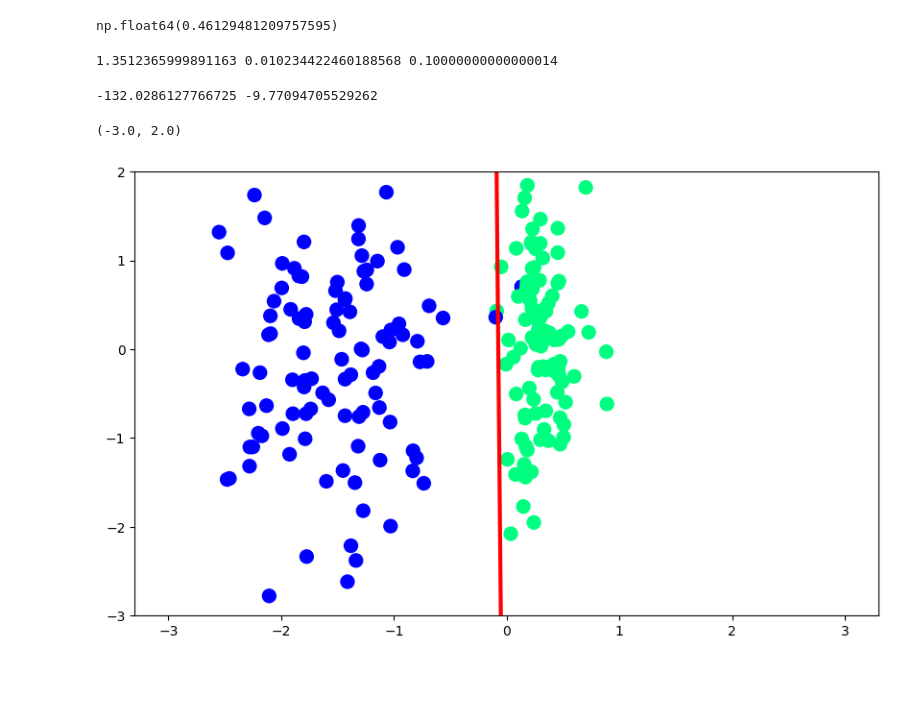
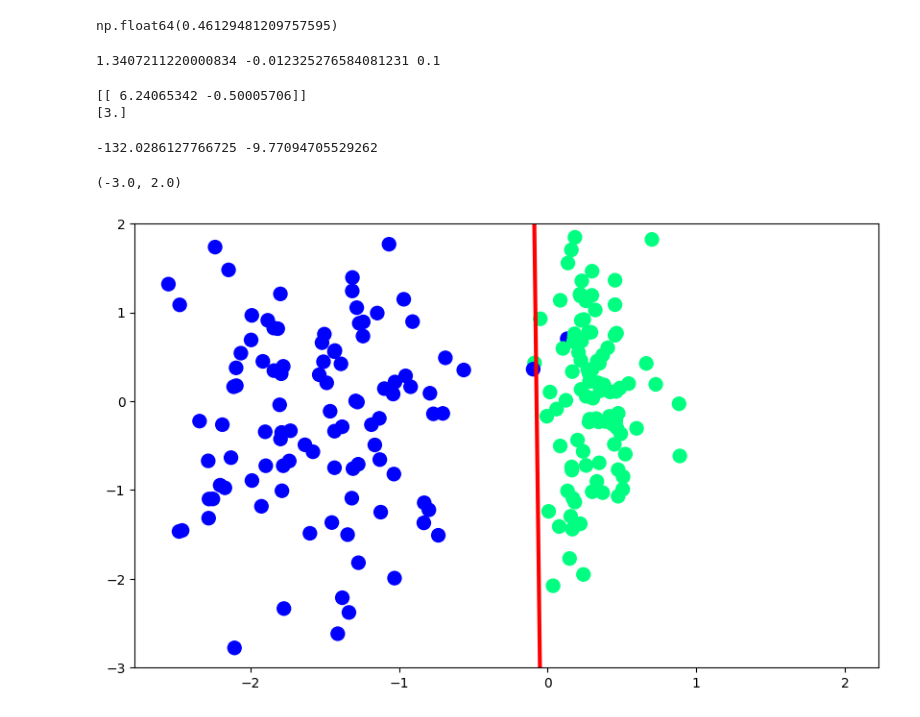
Before and after one commit to muneeb0065/Deep-Learning, a Jupyter notebook: Perceptron_Trick_with_Hinge_Loss.ipynb, the cells around one changed output. Drawn from its saved outputs; the diff is of its cells as text; code cells hidden in the pictures; blank space fills up the shorter version.

Commit message:
Complete Code Implementataion of Perceptron Trick with Hinge Loss.

```diff
--- a/Perceptron_Trick_with_Hinge_Loss.ipynb
+++ b/Perceptron_Trick_with_Hinge_Loss.ipynb
@@ -26,7 +26,7 @@ plt.scatter(X[:,0], X[:, 1] ,c=y , cmap='winter' , s=50)
 <matplotlib.collections.PathCollection at 0x...>
 [figure]
 # %%
-class Perceptron:
+class perceptron:
 
     def __init__(self, lr=0.1, epochs = 1000):
       self.lr = lr
@@ -36,9 +36,9 @@ class Perceptron:
       self.X = X
       self.y = np.where(y == 0, -1, 1) # Convert 0 labels to -1 so hinge loss works properly
       # Initialized the weights with 1
-      self.w1 = 1
-      self.w2 = 1
-      self.b = 1
+      self.w1 = 0
+      self.w2 = 0
+      self.b = 0
 
       for j in range(self.epochs):
 
@@ -47,7 +47,7 @@ class Perceptron:
               # check condition
               z = self.w1*self.X[i][0] + self.w2*self.X[i][1] + self.b
 
-              if z*self.y[i] < 0:
+              if z*self.y[i] <= 0:
                 # Here we have implemented the gradient descent and updates the weights.
                   self.w1 = self.w1 + self.lr*self.y[i]*self.X[i][0]
                   self.w2 = self.w2 + self.lr*self.y[i]*self.X[i][1]
@@ -60,12 +60,23 @@ X[0][0]
 # %% [output]
 np.float64(0.46129481209757595)
 # %%
-percep = Perceptron(epochs = 100)
+percep = perceptron(epochs = 100)
 # %%
 w1,w2,b = percep.fit(X,y)
 print(w1,w2,b)
 # %% [output]
-1.3512365999891163 0.010234422460188568 0.10000000000000014
+1.3407211220000834 -0.012325276584081231 0.1
+# %%
+# This is Sciket learn perceptron
+from sklearn.linear_model import Perceptron
+percep_sklearn = Perceptron()
+percep_sklearn.fit(X,y)
+
+print(percep_sklearn.coef_)
+print(percep_sklearn.intercept_)
+# %% [output]
+[[ 6.24065342 -0.50005706]]
+[3.]
 # %%
 m = -(w1/w2)
 c = -(b/w2)
@@ -74,13 +85,13 @@ print(m,c)
 # %% [output]
 -132.0286127766725 -9.77094705529262
 # %%
-x_input = np.linspace(-3,3,100)
+x_input = np.linspace(-2,2,100)
 y_input = m*x_input + c
 
 plt.figure(figsize=(10,6))
 plt.plot(x_input,y_input,color='red',linewidth=3)
 plt.scatter(X[:,0],X[:,1],c=y,cmap='winter',s=100)
 plt.ylim(-3,2)
 # %% [output]
 (-3.0, 2.0)
-[figure, old version]
+[figure, new version]
```
